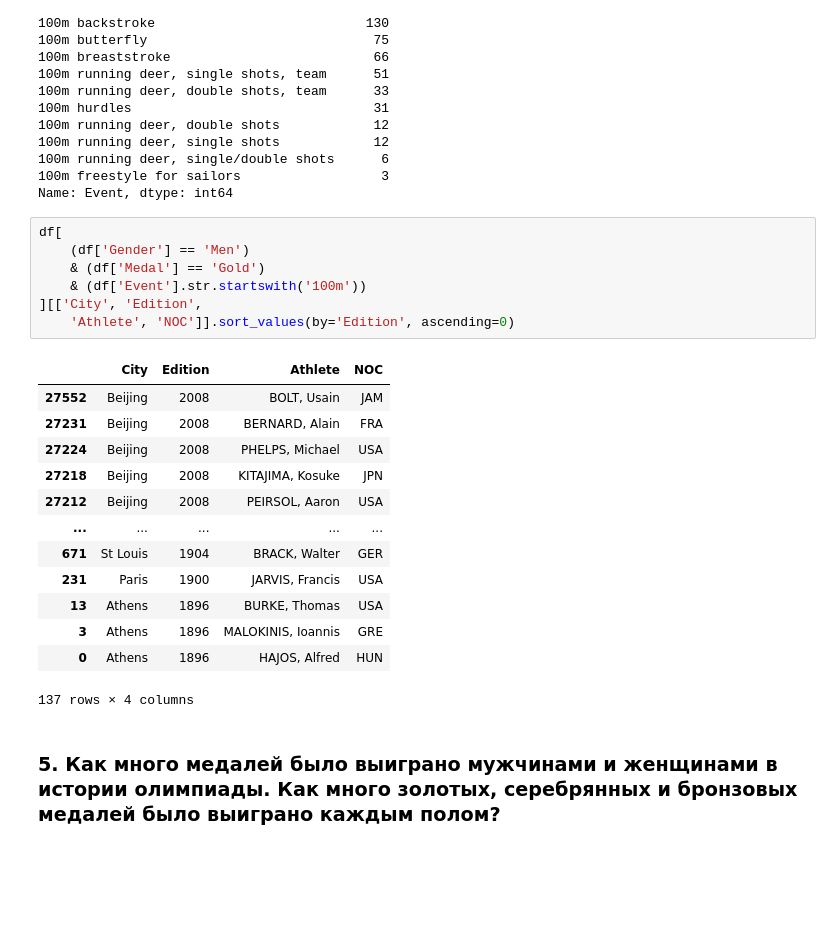
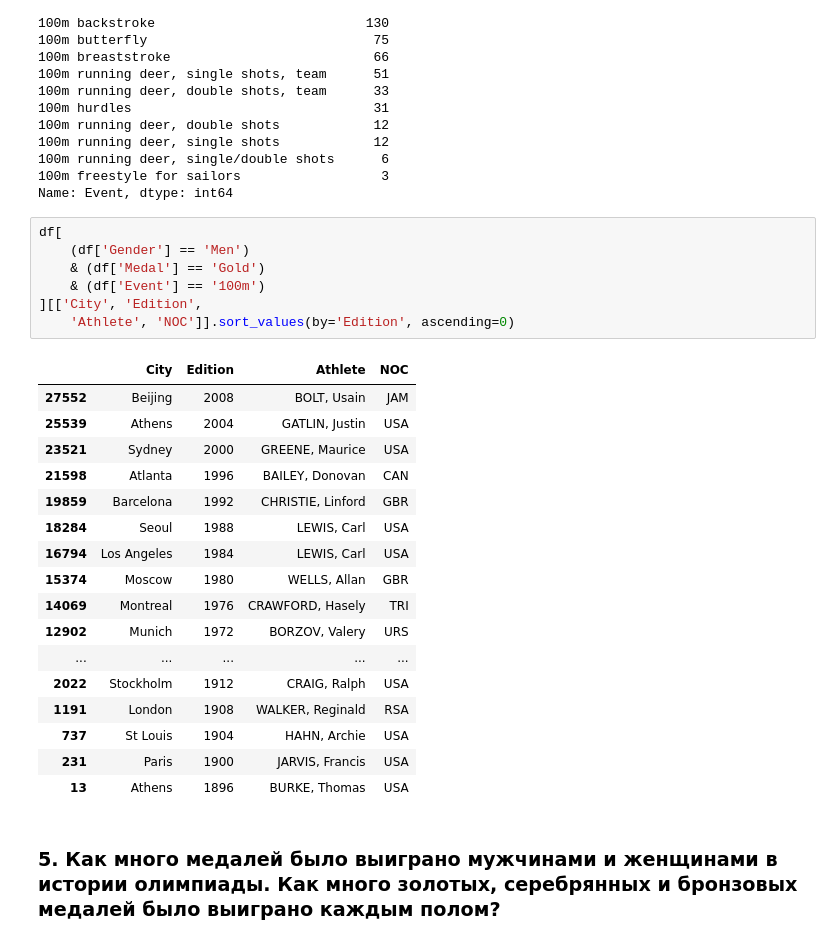
Before and after one commit to li-ashim/python_mentoring, a Jupyter notebook: hw1_numpy_pandas/main.ipynb, the cells around one changed output. Cells and saved outputs as stored; diff of their text form; blank space fills up the shorter version.

```diff
--- a/hw1_numpy_pandas/main.ipynb
+++ b/hw1_numpy_pandas/main.ipynb
@@ -157,24 +157,28 @@ Name: Event, dtype: int64
 # %%
 df[
     (df['Gender'] == 'Men')
     & (df['Medal'] == 'Gold')
-    & (df['Event'].str.startswith('100m'))
+    & (df['Event'] == '100m')
 ][['City', 'Edition',
     'Athlete', 'NOC']].sort_values(by='Edition', ascending=0)
 # %% [output]
 |  | City | Edition | Athlete | NOC |
 | 27552 | Beijing | 2008 | BOLT, Usain | JAM |
-| 27231 | Beijing | 2008 | BERNARD, Alain | FRA |
-| 27224 | Beijing | 2008 | PHELPS, Michael | USA |
-| 27218 | Beijing | 2008 | KITAJIMA, Kosuke | JPN |
-| 27212 | Beijing | 2008 | PEIRSOL, Aaron | USA |
+| 25539 | Athens | 2004 | GATLIN, Justin | USA |
+| 23521 | Sydney | 2000 | GREENE, Maurice | USA |
+| 21598 | Atlanta | 1996 | BAILEY, Donovan | CAN |
+| 19859 | Barcelona | 1992 | CHRISTIE, Linford | GBR |
+| 18284 | Seoul | 1988 | LEWIS, Carl | USA |
+| 16794 | Los Angeles | 1984 | LEWIS, Carl | USA |
+| 15374 | Moscow | 1980 | WELLS, Allan | GBR |
+| 14069 | Montreal | 1976 | CRAWFORD, Hasely | TRI |
+| 12902 | Munich | 1972 | BORZOV, Valery | URS |
 | ... | ... | ... | ... | ... |
-| 671 | St Louis | 1904 | BRACK, Walter | GER |
+| 2022 | Stockholm | 1912 | CRAIG, Ralph | USA |
+| 1191 | London | 1908 | WALKER, Reginald | RSA |
+| 737 | St Louis | 1904 | HAHN, Archie | USA |
 | 231 | Paris | 1900 | JARVIS, Francis | USA |
 | 13 | Athens | 1896 | BURKE, Thomas | USA |
-| 3 | Athens | 1896 | MALOKINIS, Ioannis | GRE |
-| 0 | Athens | 1896 | HAJOS, Alfred | HUN |
-137 rows × 4 columns
 # %% [markdown]
 ### 5. Как много медалей было выиграно мужчинами и женщинами в истории олимпиады. Как много золотых, серебрянных и бронзовых медалей было выиграно каждым полом?
 # %%
```
Also changed, not shown: parts of 2 cells of this notebook, 1 other file.
